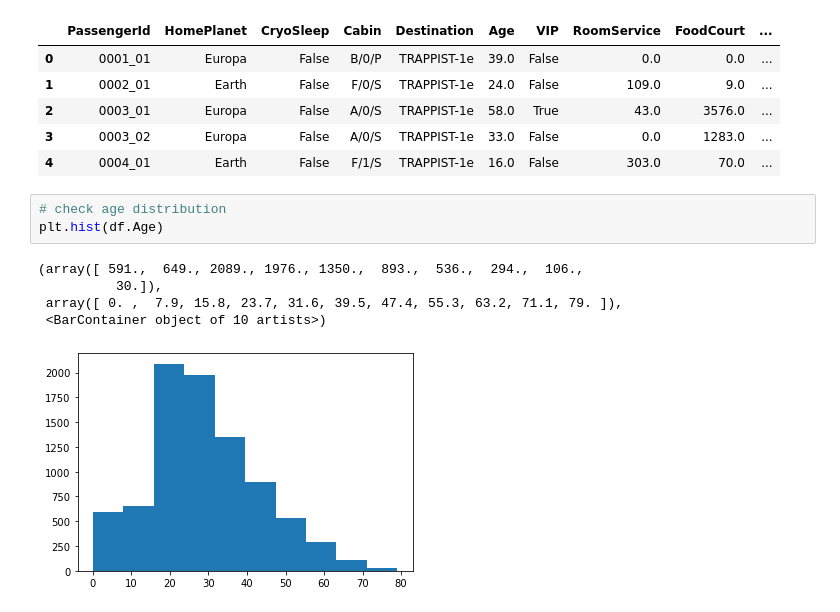
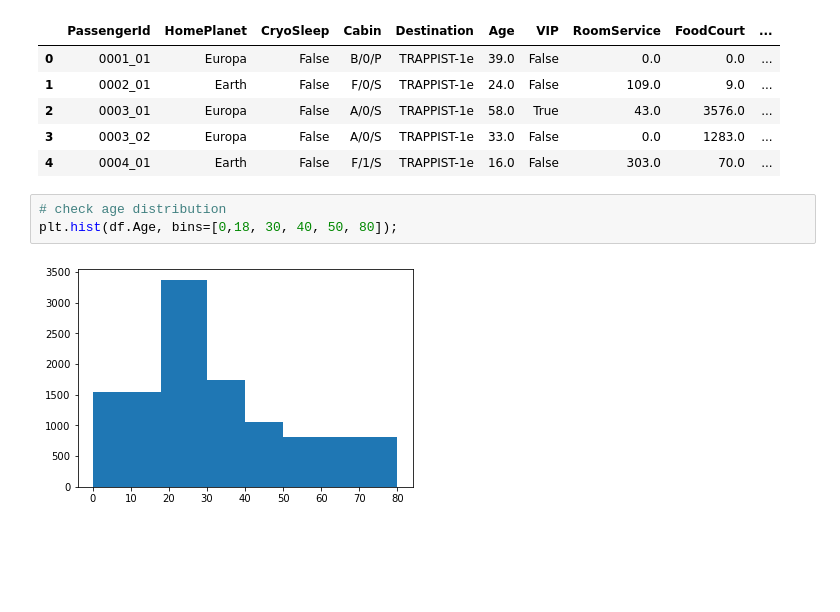
Before and after one commit to lainslie-18/spaceship-titanic, a Jupyter notebook: spaceship_titanic_explore.ipynb, the cells around one changed output. Saved outputs shown, nothing was run; the diff lists cells and outputs as text; blank space fills up the shorter version.

```diff
--- a/spaceship_titanic_explore.ipynb
+++ b/spaceship_titanic_explore.ipynb
@@ -108,10 +108,6 @@ df.head()
 | 4 | 0004_01 | Earth | False | F/1/S | TRAPPIST-1e | 16.0 | False | 303.0 | 70.0 | ... |
 # %%
 # check age distribution
-plt.hist(df.Age)
+plt.hist(df.Age, bins=[0,18, 30, 40, 50, 80]);
 # %% [output]
-(array([ 591.,  649., 2089., 1976., 1350.,  893.,  536.,  294.,  106.,
-          30.]),
- array([ 0. ,  7.9, 15.8, 23.7, 31.6, 39.5, 47.4, 55.3, 63.2, 71.1, 79. ]),
- <BarContainer object of 10 artists>)
-[figure, old version]
+[figure, new version]
```
Also changed, not shown: parts of 6 cells of this notebook.
